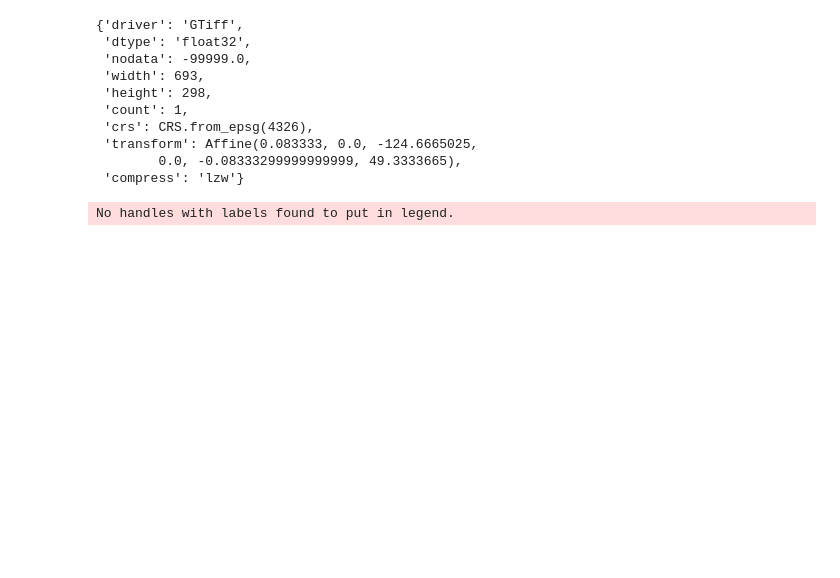
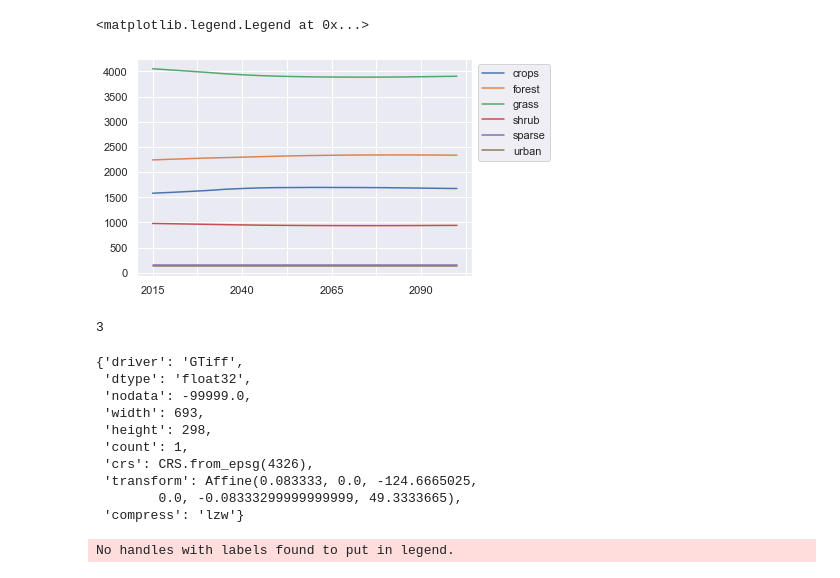
Before and after one commit to IMMM-SFA/im3vis, a Jupyter notebook: notebooks/trash.ipynb, the cells around one changed output. Drawn from its saved outputs; the diff is of its cells as text; code cells hidden in the pictures; blank space fills up the shorter version.

```diff
--- a/notebooks/trash.ipynb
+++ b/notebooks/trash.ipynb
@@ -43,3 +146,13 @@ dem_template = '/Users/d3y010/repos/github/im3vis/im3vis/data/demeter_conus_temp
+# %%
+us_grp[yrs].T.plot().legend(bbox_to_anchor=(1,1))
+# %% [output]
+<matplotlib.legend.Legend at 0x...>
+[figure, added]
+# %%
+l = [0, 0, 0, 1]
+l.index(1)
+# %% [output]
+3
 # %%
 # extract the USA
 demeter_usa_df = demeter_df.loc[demeter_df['region_id'] == 1].copy()
```
Also changed, not shown: parts of 4 cells of this notebook, 2 other files.
